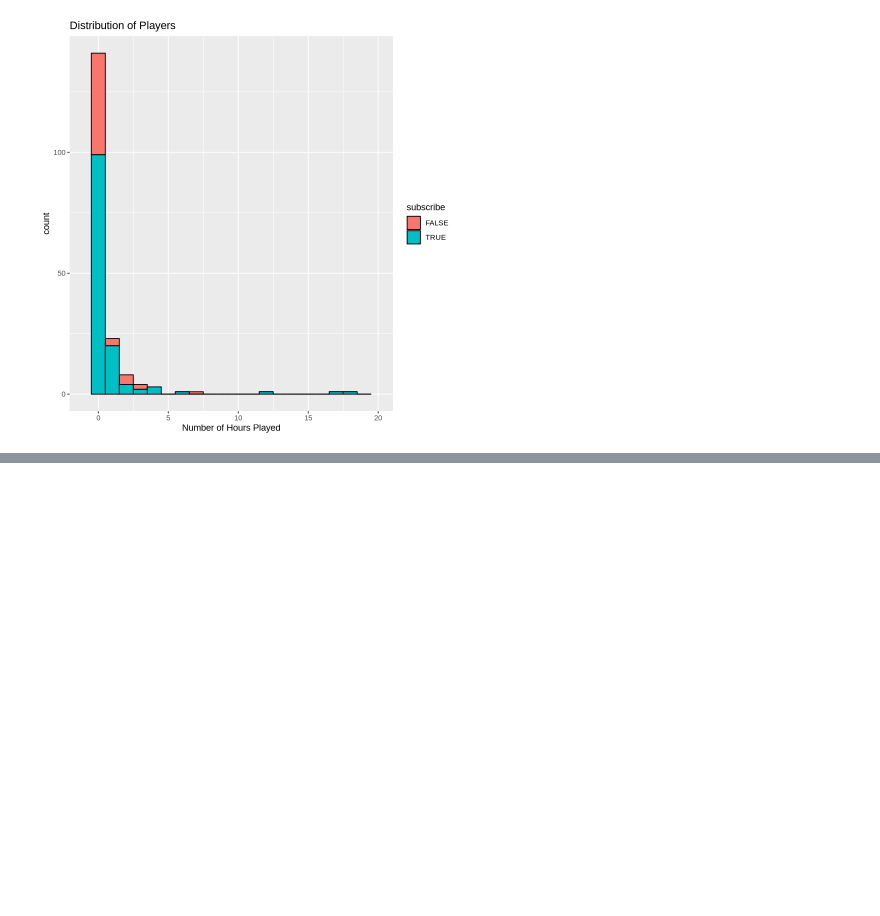
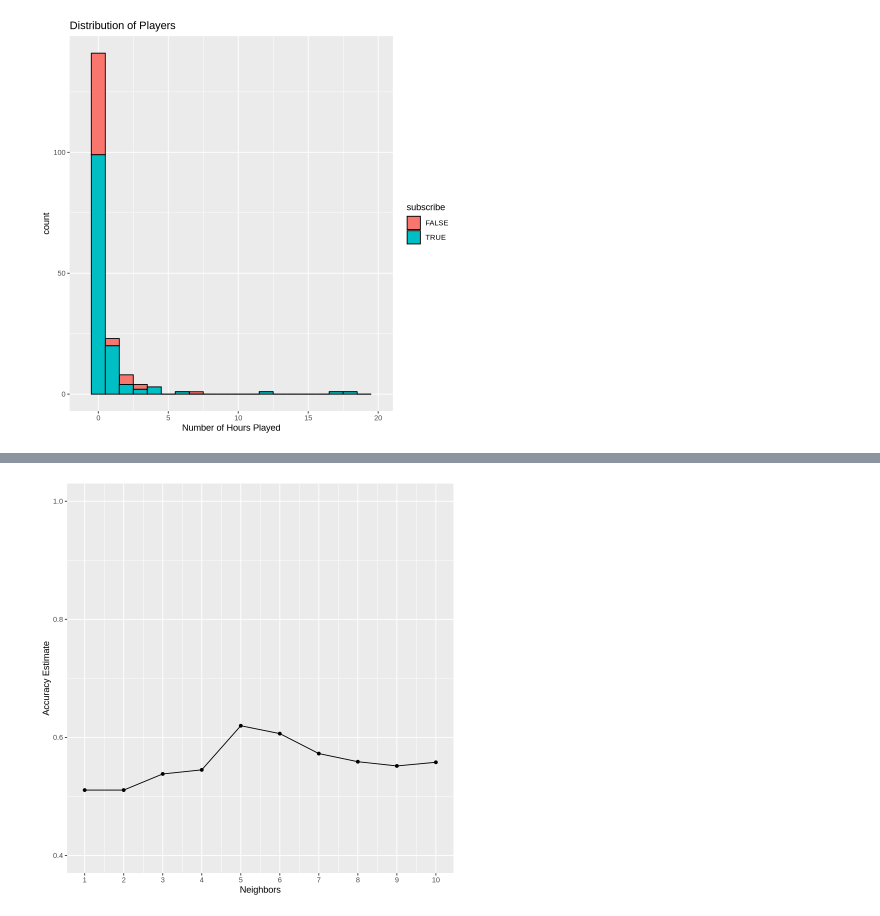
Before and after one commit to Kqvii/DSCI100-Group13, a Jupyter notebook: GroupProject-2.ipynb, the cells around one changed output, grey strips where cells are left out. Saved outputs shown, nothing was run; the diff lists cells and outputs as text; code cells hidden in the pictures; blank space fills up the shorter version.

Commit message:
Cross-Validation

```diff
--- a/GroupProject-2.ipynb
+++ b/GroupProject-2.ipynb
@@ -213,0 +223,2 @@ A tibble: 1 × 1
+# %%
+subscribe_vfold <- vfold_cv(players_train, v = 5, strata = subscribe)
@@ -213,0 +239,7 @@ A tibble: 1 × 1
+# %%
+players_tune <- nearest_neighbor(mode = "classification",
+                             neighbors = tune(),
+                             weight_func = "rectangular") |>
+  set_engine("kknn")
+
+players_tune
@@ -213,0 +254,10 @@ A tibble: 1 × 1
+# %%
+k_vals <- tibble(neighbors = seq(from = 1, to = 10, by = 1))
+
+knn_results <- workflow() |>
+  add_recipe(subscribe_recipe) |>  # Add preprocessing recipe
+  add_model(players_tune) |>       # Add k-NN model with tuning
+  tune_grid(resamples = subscribe_vfold, grid = k_vals) |>  # Perform tuning on cross-validation splits
+  collect_metrics()  # Aggregate performance metrics
+
+knn_results
@@ -213,0 +275,11 @@ A tibble: 1 × 1
+# %%
+accuracies <- knn_results |> filter(.metric == "accuracy")
+accuracy_versus_k <- ggplot(accuracies, aes(x = neighbors, y = mean))+
+      geom_point() +
+      geom_line() +
+      labs(x = "Neighbors", y = "Accuracy Estimate") +
+      scale_x_continuous(breaks = seq(0, 14, by = 1)) +  # adjusting the x-axis
+      scale_y_continuous(limits = c(0.4, 1.0)) # adjusting the y-axis
+accuracy_versus_k
+# %% [output]
+[figure, added]
```
Also changed, not shown: parts of 6 cells of this notebook.
